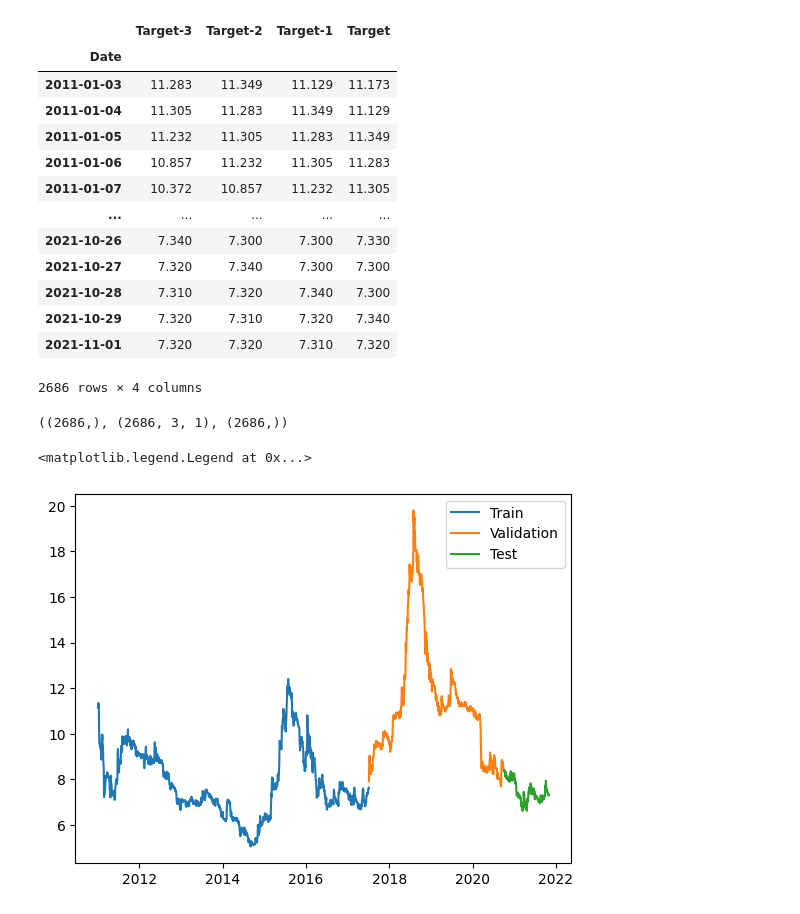
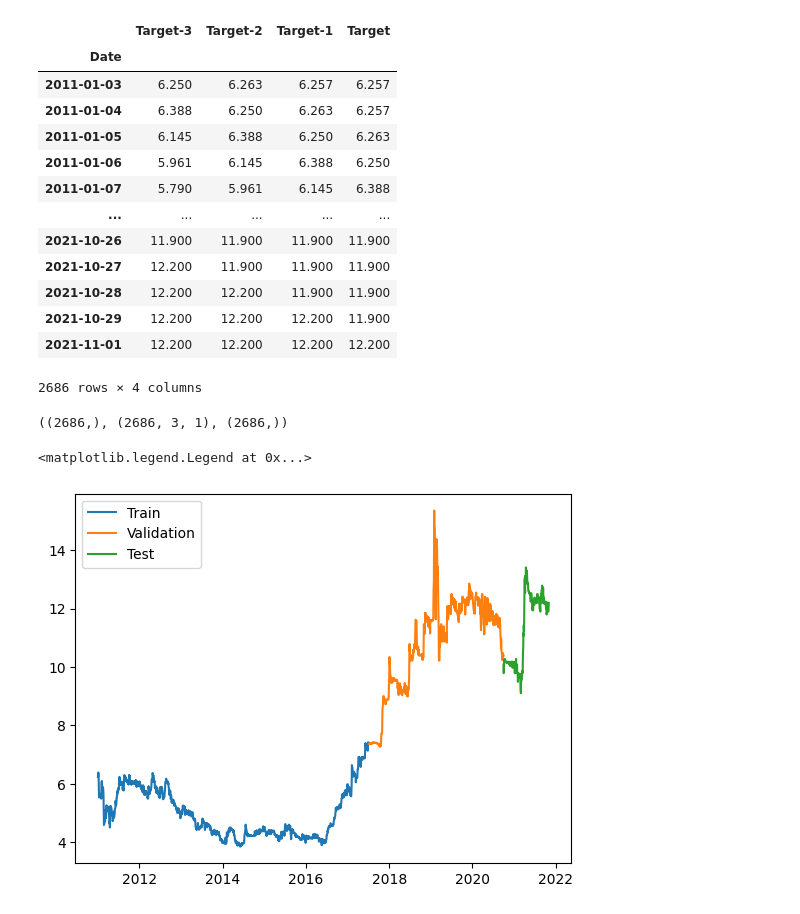
Before and after one commit to Idriss-Chefai/TunisianStockPrediction, a Jupyter notebook: LSTM_AllTime.ipynb, the cells around one changed output. Saved outputs shown, nothing was run; the diff lists cells and outputs as text; code cells hidden in the pictures.

```diff
--- a/LSTM_AllTime.ipynb
+++ b/LSTM_AllTime.ipynb
@@ -12,7 +12,7 @@ TunisianStockMarket = pd.DataFrame(json_data)
 # %%
 #Choix d'une seule action(BNA dans notre cas)
 TunisianStockMarket['Date'] = pd.to_datetime(TunisianStockMarket['Date'])
-bna_data = TunisianStockMarket[TunisianStockMarket['Stock_name'] == 'BNA']
+bna_data = TunisianStockMarket[TunisianStockMarket['Stock_name'] == 'POULINA']
 # %%
 #Filtrage des colonnes non utile
 columnsToExclude = ['Code_isin','Stock_name']
@@ -85,17 +85,17 @@ windowed_data
 # %% [output]
 |  | Target-3 | Target-2 | Target-1 | Target |
 | Date |  |  |  |  |
-| 2011-01-03 | 11.283 | 11.349 | 11.129 | 11.173 |
-| 2011-01-04 | 11.305 | 11.283 | 11.349 | 11.129 |
-| 2011-01-05 | 11.232 | 11.305 | 11.283 | 11.349 |
-| 2011-01-06 | 10.857 | 11.232 | 11.305 | 11.283 |
-| 2011-01-07 | 10.372 | 10.857 | 11.232 | 11.305 |
+| 2011-01-03 | 6.250 | 6.263 | 6.257 | 6.257 |
+| 2011-01-04 | 6.388 | 6.250 | 6.263 | 6.257 |
+| 2011-01-05 | 6.145 | 6.388 | 6.250 | 6.263 |
+| 2011-01-06 | 5.961 | 6.145 | 6.388 | 6.250 |
+| 2011-01-07 | 5.790 | 5.961 | 6.145 | 6.388 |
 | ... | ... | ... | ... | ... |
-| 2021-10-26 | 7.340 | 7.300 | 7.300 | 7.330 |
-| 2021-10-27 | 7.320 | 7.340 | 7.300 | 7.300 |
-| 2021-10-28 | 7.310 | 7.320 | 7.340 | 7.300 |
-| 2021-10-29 | 7.320 | 7.310 | 7.320 | 7.340 |
-| 2021-11-01 | 7.320 | 7.320 | 7.310 | 7.320 |
+| 2021-10-26 | 11.900 | 11.900 | 11.900 | 11.900 |
+| 2021-10-27 | 12.200 | 11.900 | 11.900 | 11.900 |
+| 2021-10-28 | 12.200 | 12.200 | 11.900 | 11.900 |
+| 2021-10-29 | 12.200 | 12.200 | 12.200 | 11.900 |
+| 2021-11-01 | 12.200 | 12.200 | 12.200 | 12.200 |
 2686 rows × 4 columns
 # %%
 def windowed_df_to_date_X_y(windowed_dataframe):
@@ -116,21 +116,21 @@ dates.shape, X.shape, y.shape
 # %% [output]
 ((2686,), (2686, 3, 1), (2686,))
 # %%
-q_60 = int(len(dates) * .6)
+q_80 = int(len(dates) * .6)
 q_90 = int(len(dates) * .9)
 
-dates_train, X_train, y_train = dates[:q_60], X[:q_60], y[:q_60]
-dates_val, X_val, y_val = dates[q_60:q_90], X[q_60:q_90], y[q_60:q_90]
+dates_train, X_train, y_train = dates[:q_80], X[:q_80], y[:q_80]
+dates_val, X_val, y_val = dates[q_80:q_90], X[q_80:q_90], y[q_80:q_90]
 dates_test, X_test, y_test = dates[q_90:], X[q_90:], y[q_90:]
 
 plt.plot(dates_train, y_train)
 plt.plot(dates_val, y_val)
 plt.plot(dates_test, y_test)
 
 plt.legend(['Train', 'Validation', 'Test'])
 # %% [output]
 <matplotlib.legend.Legend at 0x...>
-[figure, old version]
+[figure, new version]
 # %%
 from tensorflow.keras.models import Sequential #Sequential model
 from tensorflow.keras.optimizers import Adam
```
Also changed, not shown: parts of 10 cells of this notebook, 1 other file.
